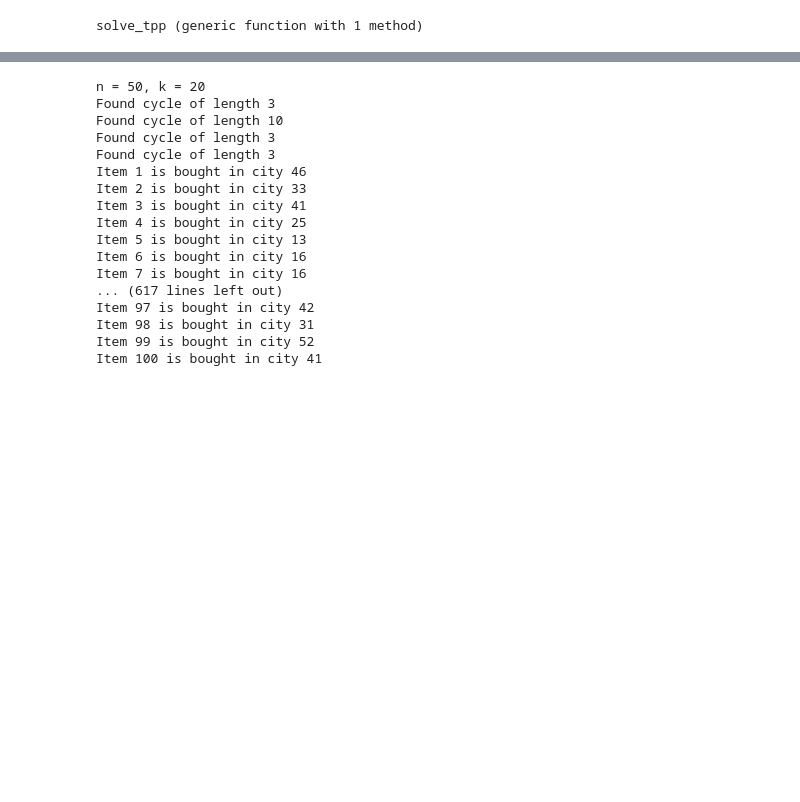
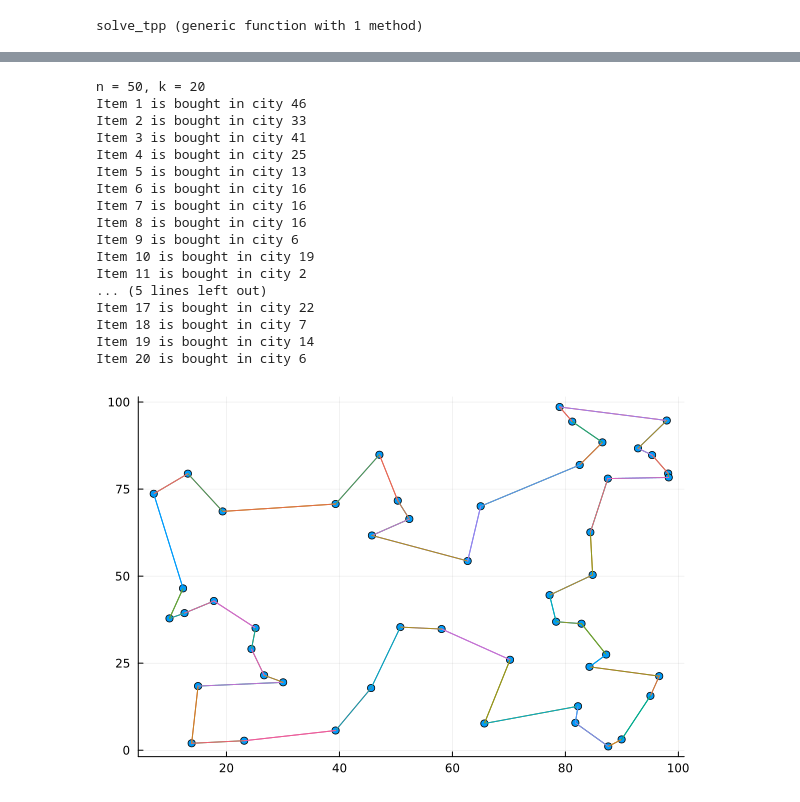
Before and after one commit to SerZeliuk/Metody-i-algorytmy-optymalizacji, a Jupyter notebook: Lab4/zad4.ipynb, the cells around one changed output, grey strips where cells are left out. Drawn from its saved outputs; the diff is of its cells as text; code cells hidden in the pictures; blank space fills up the shorter version.

```diff
--- a/Lab4/zad4.ipynb
+++ b/Lab4/zad4.ipynb
@@ -175,45 +184,35 @@ Item 20 is bought in city 6
-# %%
-n1, k1 = 50, 20
-n2, k2 = 50, 50
-n3, k3 = 100, 100
-
-println("n = $n1, k = $k1")
-for i in 1:3
-    it_model, obj, time_iterated = solve_tpp(50, 20)
-    items_info(value.(it_model[:y]), 50, 20)
-    plot_tour(X, Y, value.(it_model[:x]))
-end
-
-println("n = $n2, k = $k2")
-for i in 1:3
-    it_model, obj, time_iterated = solve_tpp(50, 50)
-    items_info(value.(it_model[:y]), 50, 50)
-    plot_tour(X, Y, value.(it_model[:x]))
-end
-
-println("n = $n3, k = $k3")
-for i in 1:3
-    it_model, obj, time_iterated = solve_tpp(100, 100)
-    items_info(value.(it_model[:y]), 100, 100)
-    plot_tour(X, Y, value.(it_model[:x]))
-end
-
-# todo datframe
-# %% [output]
-n = 50, k = 20
-Found cycle of length 3
-Found cycle of length 10
-Found cycle of length 3
-Found cycle of length 3
-Item 1 is bought in city 46
-Item 2 is bought in city 33
-Item 3 is bought in city 41
-Item 4 is bought in city 25
-Item 5 is bought in city 13
-Item 6 is bought in city 16
-Item 7 is bought in city 16
-... (617 lines left out)
-Item 97 is bought in city 42
-Item 98 is bought in city 31
-Item 99 is bought in city 52
-Item 100 is bought in city 41
+# %%
+using DataFrames
+
+n1, k1 = 50, 20
+n2, k2 = 50, 50
+n3, k3 = 100, 100
+results_50_20 = []
+results_50_50 = []
+results_100_100 = []
+
+println("n = $n1, k = $k1")
+X, Y, d, cost_item_city = generate_random_tpp(n1, k1, random_seed=1)
+it_model, obj, time_iterated, X, Y = solve_tpp(X, Y, d, cost_item_city, n1, k1)
+push!(results_50_20, (obj, time_iterated))
+items_info(value.(it_model[:y]), 50, 20)
+plot_tour(X, Y, value.(it_model[:x]))
+# %% [output]
+n = 50, k = 20
+Item 1 is bought in city 46
+Item 2 is bought in city 33
+Item 3 is bought in city 41
+Item 4 is bought in city 25
+Item 5 is bought in city 13
+Item 6 is bought in city 16
+Item 7 is bought in city 16
+Item 8 is bought in city 16
+Item 9 is bought in city 6
+Item 10 is bought in city 19
+Item 11 is bought in city 2
+... (5 lines left out)
+Item 17 is bought in city 22
+Item 18 is bought in city 7
+Item 19 is bought in city 14
+Item 20 is bought in city 6
+[figure, added]
```
Also changed, not shown: parts of 35 cells of this notebook, 1 other file.
